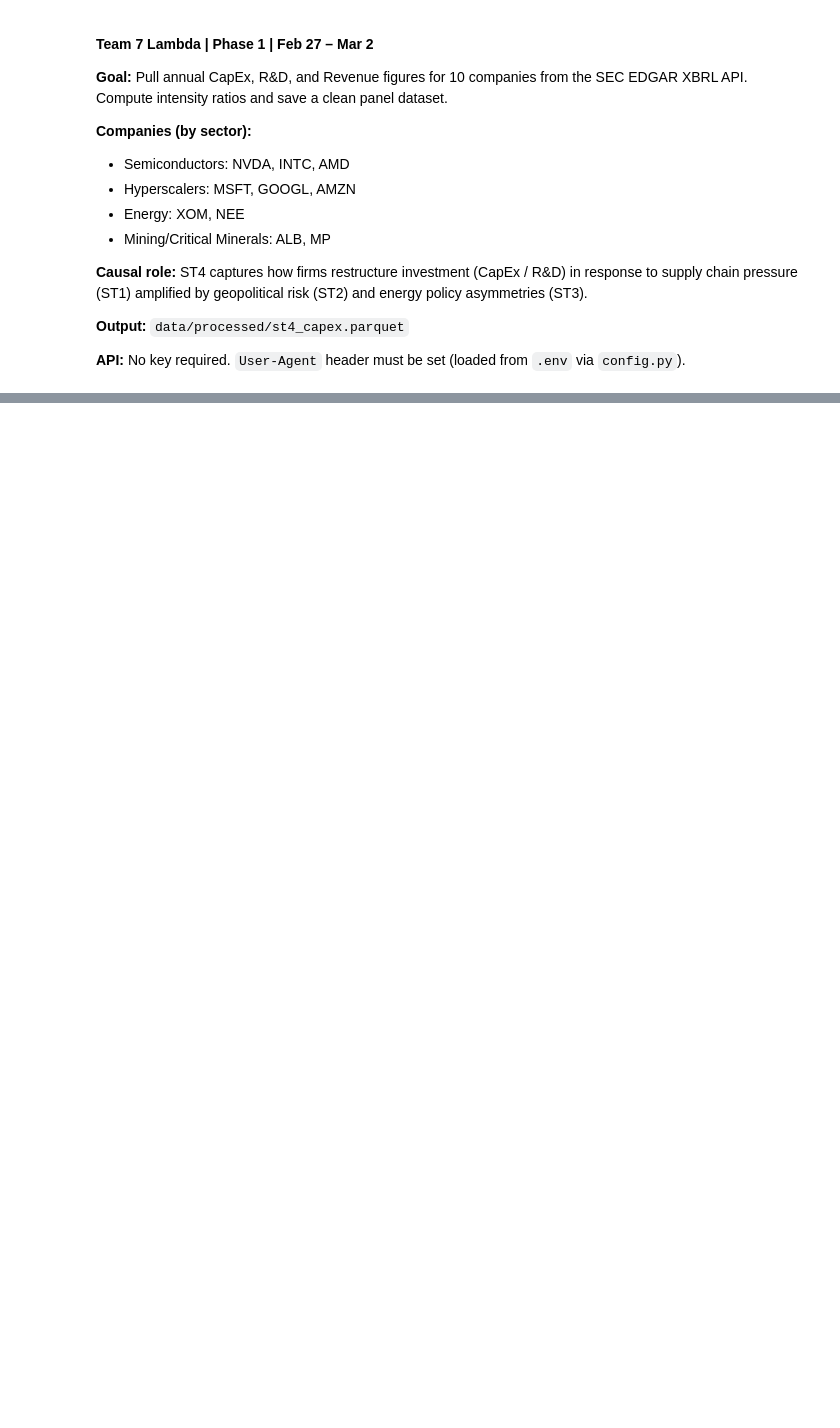
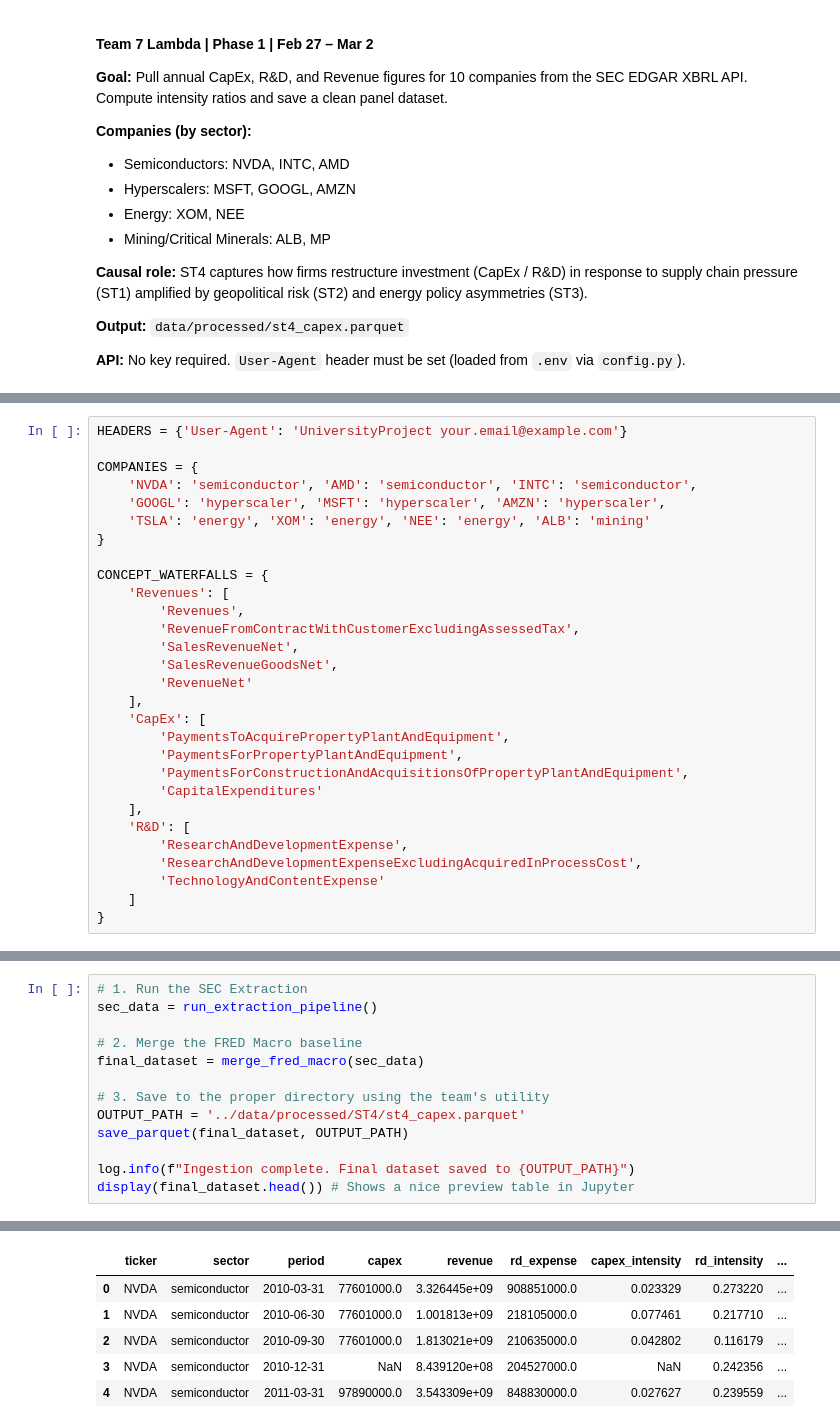
Before and after one commit to tt633/vaartha, a Jupyter notebook: notebooks/04_ST4_capex_ingestion.ipynb, the cells around one changed output, grey strips where cells are left out. Cells and saved outputs as stored; diff of their text form; blank space fills up the shorter version.

```diff
--- a/notebooks/04_ST4_capex_ingestion.ipynb
+++ b/notebooks/04_ST4_capex_ingestion.ipynb
@@ -309,0 +83,29 @@ log.info("Phase 1 ST4 complete. Check data/processed/st4_capex.parquet.")
+# %%
+HEADERS = {'User-Agent': 'UniversityProject your.email@example.com'}
+
+COMPANIES = {
+    'NVDA': 'semiconductor', 'AMD': 'semiconductor', 'INTC': 'semiconductor',
+    'GOOGL': 'hyperscaler', 'MSFT': 'hyperscaler', 'AMZN': 'hyperscaler',
+    'TSLA': 'energy', 'XOM': 'energy', 'NEE': 'energy', 'ALB': 'mining'
+}
+
+CONCEPT_WATERFALLS = {
+    'Revenues': [
+        'Revenues',
+        'RevenueFromContractWithCustomerExcludingAssessedTax',
+        'SalesRevenueNet',
+        'SalesRevenueGoodsNet',
+        'RevenueNet'
+    ],
+    'CapEx': [
+        'PaymentsToAcquirePropertyPlantAndEquipment',
+        'PaymentsForPropertyPlantAndEquipment',
+        'PaymentsForConstructionAndAcquisitionsOfPropertyPlantAndEquipment',
+        'CapitalExpenditures'
+    ],
+    'R&D': [
+        'ResearchAndDevelopmentExpense',
+        'ResearchAndDevelopmentExpenseExcludingAcquiredInProcessCost',
+        'TechnologyAndContentExpense'
+    ]
+}
@@ -309,0 +197,14 @@ log.info("Phase 1 ST4 complete. Check data/processed/st4_capex.parquet.")
+# %%
+# 1. Run the SEC Extraction
+sec_data = run_extraction_pipeline()
+
+# 2. Merge the FRED Macro baseline
+final_dataset = merge_fred_macro(sec_data)
+
+# 3. Save to the proper directory using the team's utility
+OUTPUT_PATH = '../data/processed/ST4/st4_capex.parquet'
+save_parquet(final_dataset, OUTPUT_PATH)
+
+log.info(f"Ingestion complete. Final dataset saved to {OUTPUT_PATH}")
+display(final_dataset.head()) # Shows a nice preview table in Jupyter
+# %% [output]
@@ -309,0 +225,6 @@ log.info("Phase 1 ST4 complete. Check data/processed/st4_capex.parquet.")
+|  | ticker | sector | period | capex | revenue | rd_expense | capex_intensity | rd_intensity | ... |
+| 0 | NVDA | semiconductor | 2010-03-31 | 77601000.0 | 3.326445e+09 | 908851000.0 | 0.023329 | 0.273220 | ... |
+| 1 | NVDA | semiconductor | 2010-06-30 | 77601000.0 | 1.001813e+09 | 218105000.0 | 0.077461 | 0.217710 | ... |
+| 2 | NVDA | semiconductor | 2010-09-30 | 77601000.0 | 1.813021e+09 | 210635000.0 | 0.042802 | 0.116179 | ... |
+| 3 | NVDA | semiconductor | 2010-12-31 | NaN | 8.439120e+08 | 204527000.0 | NaN | 0.242356 | ... |
+| 4 | NVDA | semiconductor | 2011-03-31 | 97890000.0 | 3.543309e+09 | 848830000.0 | 0.027627 | 0.239559 | ... |
```
Also changed, not shown: parts of 15 cells of this notebook, 5 other files.
